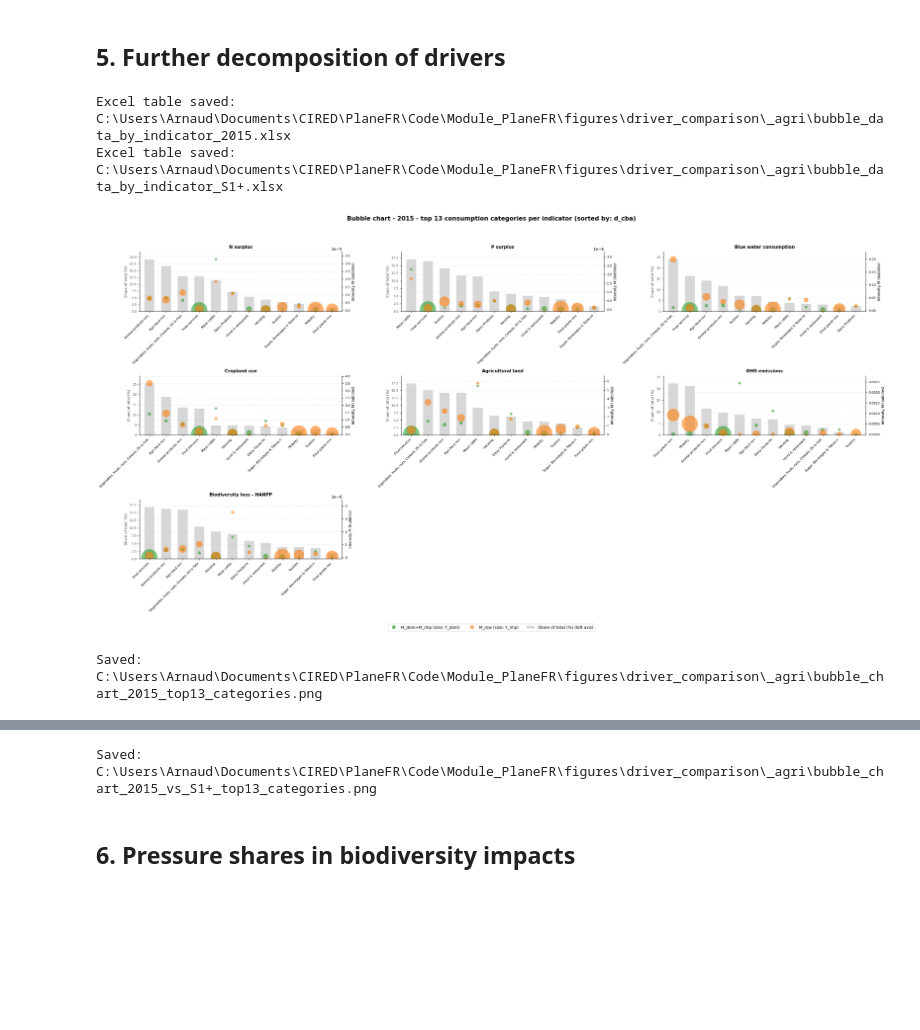
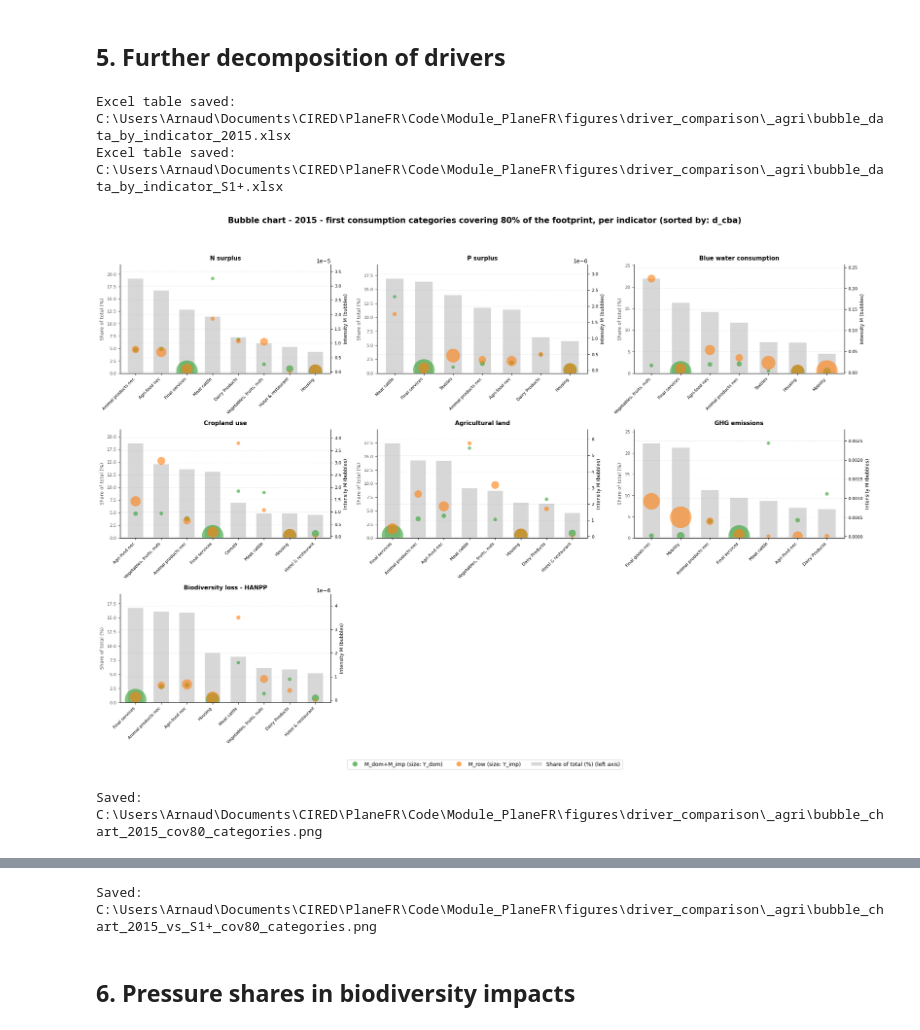
Before and after one commit to Arnaud-destarac/PlaneFR, a Jupyter notebook: notebooks/All.ipynb, the cells around one changed output, grey strips where cells are left out. Saved outputs shown, nothing was run; the diff lists cells and outputs as text; code cells hidden in the pictures; blank space fills up the shorter version.

```diff
--- a/notebooks/All.ipynb
+++ b/notebooks/All.ipynb
@@ -231,8 +212,8 @@ Saved: C:\Users\Arnaud\Documents\CIRED\PlaneFR\Code\Module_PlaneFR\figures\footp
 # %%
 BRIDGE_SHEET = "M_split"          # sector grouping of bridge_matrices.xlsx: "M" (5 categories) or "M_split" (14, one per product)
 COMPARISON_SCENARIO = "S1+"       # transition scenario compared with the reference (a GROUP_France folder)
-BUBBLE_TYPES = ["categories"]  # "categories": first N consumption categories; "products": first N sectors
-N = 13                           # number of categories / sectors displayed per indicator (None: all)
+BUBBLE_TYPES = ["categories"]  # "categories": first consumption categories; "products": first sectors
+N = "80%"                         # items per indicator: "90%" = first ones covering 90% of the footprint (cumulative); int = first N; None = all
 BUBBLE_COMPARE = [False, True]    # False: reference alone; True: reference vs COMPARISON_SCENARIO
 OVERWRITE_EXCEL = True            # True: regenerate bubble_data_*.xlsx; False: keep existing ones (sort row B1 edited by hand)
 
@@ -242,33 +223,38 @@ bridge_m = io.load_bridge_m_matrix(BRIDGE_SHEET)
 out_dir = config.figure_dir("driver_comparison", *AGRI_DIR)
 ref = folders[config.REFERENCE_SCENARIO_IDX]
 comp = next(f for f in folders if f.name == COMPARISON_SCENARIO)
 
 
 def excel_is_up_to_date(path):
     """True if the workbook has the categories of the current bridge and the current format."""
     sheets = load_indicator_tables_excel(path)
     expected = [str(c) for c in bridge_m.columns]
     return bool(sheets) and all(s["categories"] == expected and s["categories_sorted"] for s in sheets.values())
 
 
 excel = {}
 for f in (ref, comp):
     excel[f.name] = out_dir / f"bubble_data_by_indicator_{f.name}.xlsx"
     if OVERWRITE_EXCEL or not excel[f.name].exists() or not excel_is_up_to_date(excel[f.name]):
         export_indicator_tables_excel(f, cf_df, bridge_m, excel[f.name])
         print(f"Excel table saved: {excel[f.name]}")
 
 for type_ in BUBBLE_TYPES:
     for compare in BUBBLE_COMPARE:
-        suffix = type_ if N is None else f"top{N}_{type_}"
+        if N is None:
+            suffix = type_
+        elif isinstance(N, str):  # coverage, e.g. "90%" -> cov90 (no % in file names)
+            suffix = f"cov{N.strip().rstrip('%')}_{type_}"
+        else:
+            suffix = f"top{N}_{type_}"
         scope = f"{ref.name}_vs_{comp.name}" if compare else ref.name
         path = out_dir / f"bubble_chart_{scope}_{suffix}.png"
         fig, _ = create_driver_comparison(excel[ref.name], type=type_, n=N, scenarios=compare,
                                           comparison_excel_path=excel[comp.name],
                                           excel_path=path.with_suffix(".xlsx"))
         save(fig, path)
 # %% [output]
 Excel table saved: C:\Users\Arnaud\Documents\CIRED\PlaneFR\Code\Module_PlaneFR\figures\driver_comparison\_agri\bubble_data_by_indicator_2015.xlsx
 Excel table saved: C:\Users\Arnaud\Documents\CIRED\PlaneFR\Code\Module_PlaneFR\figures\driver_comparison\_agri\bubble_data_by_indicator_S1+.xlsx
-[figure, old version]
+[figure, new version]
-Saved: C:\Users\Arnaud\Documents\CIRED\PlaneFR\Code\Module_PlaneFR\figures\driver_comparison\_agri\bubble_chart_2015_top13_categories.png
+Saved: C:\Users\Arnaud\Documents\CIRED\PlaneFR\Code\Module_PlaneFR\figures\driver_comparison\_agri\bubble_chart_2015_cov80_categories.png
@@ -276,4 +262,4 @@ Saved: C:\Users\Arnaud\Documents\CIRED\PlaneFR\Code\Module_PlaneFR\figures\drive
-Saved: C:\Users\Arnaud\Documents\CIRED\PlaneFR\Code\Module_PlaneFR\figures\driver_comparison\_agri\bubble_chart_2015_vs_S1+_top13_categories.png
+Saved: C:\Users\Arnaud\Documents\CIRED\PlaneFR\Code\Module_PlaneFR\figures\driver_comparison\_agri\bubble_chart_2015_vs_S1+_cov80_categories.png
 # %% [markdown]
 ## 6. Pressure shares in biodiversity impacts
 # %%
```
Also changed, not shown: parts of 4 cells of this notebook, 7 other files.
